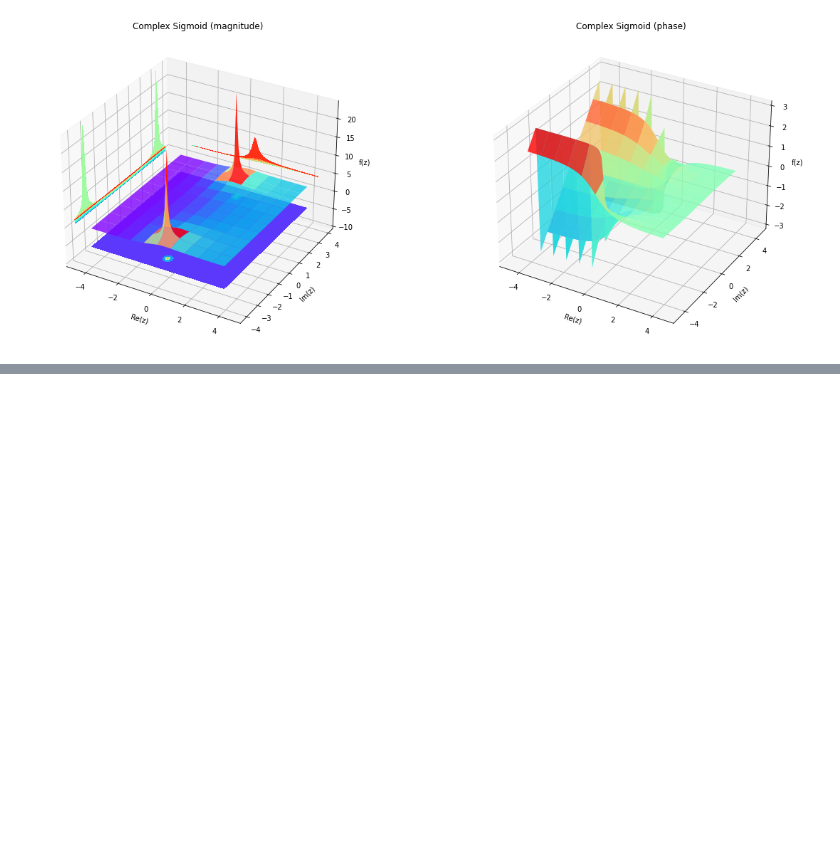
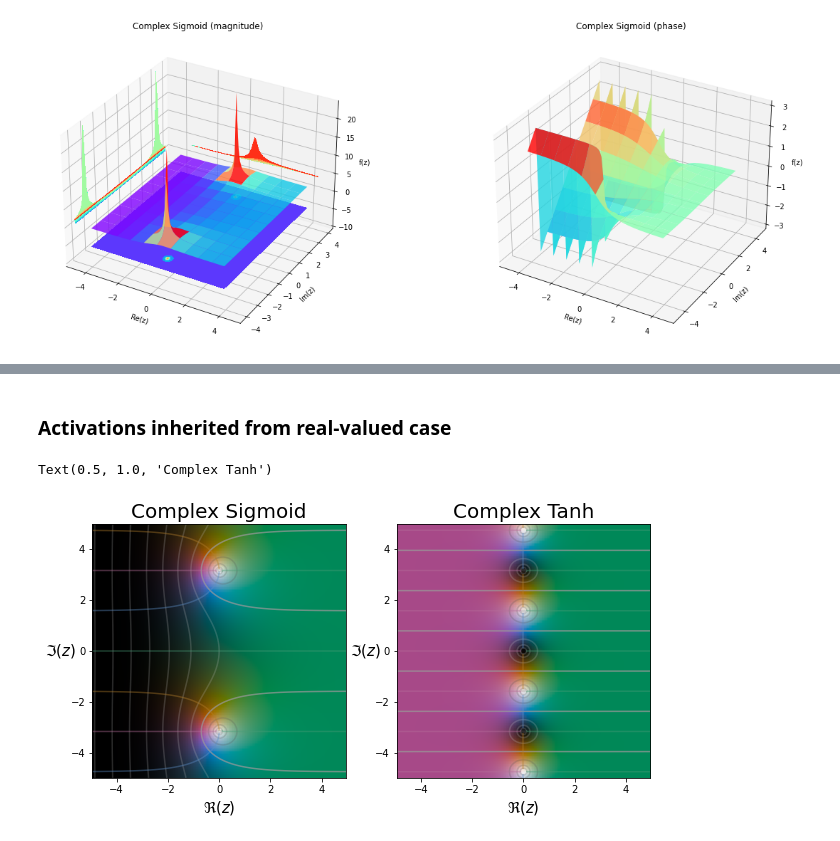
Before and after one commit to MattiaPujatti/complex-valued-deep-learning-for-condition-monitoring, a Jupyter notebook: Complex_Valued_Activation_Functions.ipynb, the cells around one changed output, grey strips where cells are left out. Drawn from its saved outputs; the diff is of its cells as text; code cells hidden in the pictures; blank space fills up the shorter version.

```diff
--- a/Complex_Valued_Activation_Functions.ipynb
+++ b/Complex_Valued_Activation_Functions.ipynb
@@ -67,0 +71,19 @@ cplot.plot(f=complex_sigmoid, x_range=(-5,5,100), y_range=(-5,5,100))
+# %% [markdown]
+### Activations inherited from real-valued case
+# %%
+fig = plt.figure(figsize=(10, 7))
+
+ax = fig.add_subplot(1, 2, 1)
+cplot.plot(f=cmplx_sigmoid, x_range=(-5,5,100), y_range=(-5,5,100), add_colorbars=False)
+ax.set_xlabel(r'$\Re(z)$', fontsize=15)
+ax.set_ylabel(r'$\Im(z)$', fontsize=15)
+ax.set_title('Complex Sigmoid', fontsize=20)
+
+ax = fig.add_subplot(1, 2, 2)
+cplot.plot(f=cmplx_tanh, x_range=(-5,5,100), y_range=(-5,5,100), add_colorbars=False)
+ax.set_xlabel(r'$\Re(z)$', fontsize=15)
+ax.set_ylabel(r'$\Im(z)$', fontsize=15)
+ax.set_title('Complex Tanh', fontsize=20)
+# %% [output]
+Text(0.5, 1.0, 'Complex Tanh')
+[figure, added]
```
Also changed, not shown: parts of 19 cells of this notebook, 19 other files.
